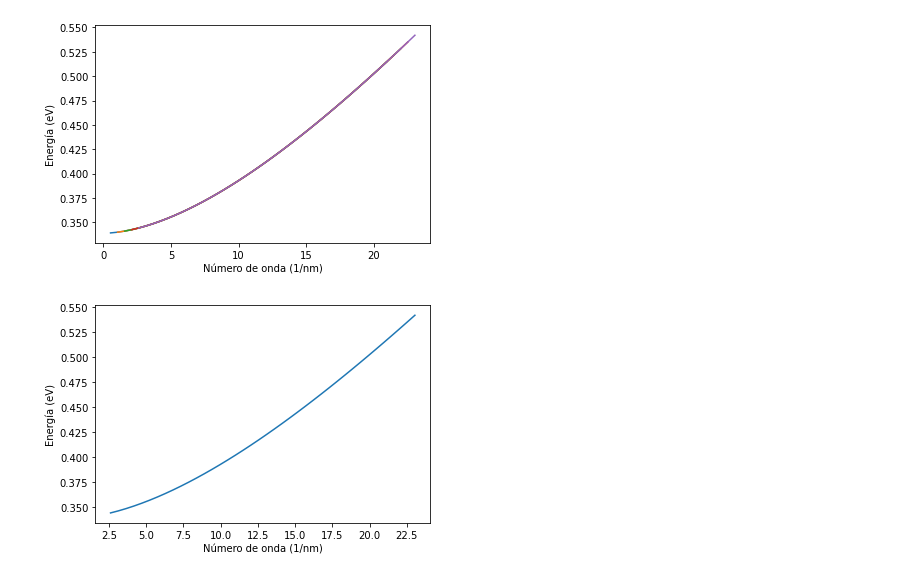
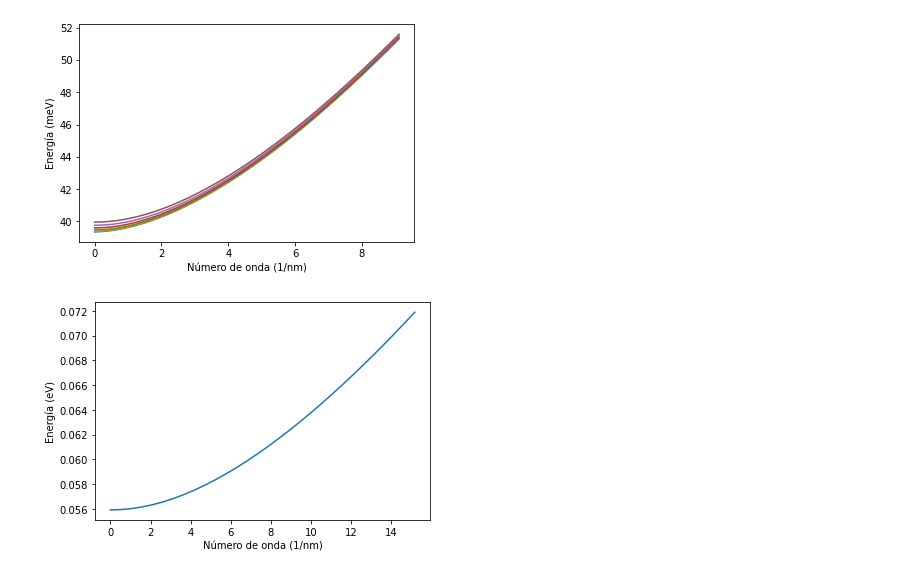
Before and after one commit to dangarciahe/ProyectoEstadoSolido, a Jupyter notebook: Fonon.ipynb, the cells around one changed output. Saved outputs shown, nothing was run; the diff lists cells and outputs as text; code cells hidden in the pictures.

```diff
--- a/Fonon.ipynb
+++ b/Fonon.ipynb
@@ -6,16 +6,30 @@ N =100
 C4 = np.zeros(N)
 C6 = np.zeros(N)
 rho = np.zeros(N)
-t = 6 # 6 nm
+t = 10 # 6 nm
 h = t/N
 
-planck = 4.135667e-15 #eV*s
+planck = 4.135667e-15/(2*np.pi) #eV*s
 # %%
-def aux_fill():
+def mono_fill():
     for ii in range (N):
         C4[ii] = 91e3  #GaN and g/(nm*s)
         C6[ii] = 108e3 #GaN and g/(nm*s)
         rho[ii]= 6.1e-21  #GaN and g/nm^3
+
+
+def multi_fill():
+    ## 0 -- 2 -- 8 -- 10
+    ##  AlN - GaN - AlN
+    for ii in range (N):
+        if (ii*h >= 2) and (ii*h < 8):
+            C4[ii] = 91e3  #GaN and g/(nm*s)
+            C6[ii] = 108e3 #GaN and g/(nm*s)
+            rho[ii]= 6.1e-21  #GaN and g/nm^3
+        else:
+            C4[ii] = 115e3  #AlN and g/(nm*s)
+            C6[ii] = 126e3 #AlN and g/(nm*s)
+            rho[ii]= 3.255e-21  #AlN and g/nm^3
 
 
 def matrix_A():
@@ -42,42 +56,47 @@ def matrix_C(BB):
 def matrix_C1(CC):
     C1 = np.zeros((N,N))
     for ii in range (N):
         C1[ii][ii] = 1/CC[ii][ii]
     return C1
 
 def add_plot():
-    plt.plot(K, W*planck)
+    plt.plot(K, W*planck*1000)
+    #plt.xlim(0,10)
+    #plt.ylim(62,75)
     plt.xlabel(r"Número de onda (1/nm)")
     #plt.ylabel(r"Frecuencia $\omega$ (Hz)")
-    plt.ylabel(r"Energía (eV)")
+    plt.ylabel(r"Energía (meV)")
 
 
 
-steps = 40
+steps = 30
 W = np.zeros (steps)
 K = np.zeros (steps)
 
 
-for ii in range (1,6):
-    k0 = ii*np.pi/t
+for ii in range (0, 6, 1):
+    kx = ii*np.pi/t
     for jj in range (steps):
-        k = (jj)*np.pi/t + k0
-        aux_fill()
+        kz =(jj)*np.pi/t
+        k = np.sqrt(kx**2 +kz**2)
+        multi_fill()
+        rho
         A = matrix_A()
         B = matrix_B()
         C = matrix_C(B)
         C1 = matrix_C1(C)
         P = np.matmul(C1, A)
         P = np.matmul(P, C1)
         w2, v = np.linalg.eig (P)
         w = np.sqrt(w2)
         W[jj] = np.average(w)
-        K[jj] = k
+        K[jj] = kz
     add_plot()
 
+#print(rho)
 plt.show()
 # %% [output]
-[figure, old version]
+[figure, new version]
 # %%
 plt.plot(K, W*planck)
 plt.xlabel(r"Número de onda (1/nm)")
@@ -85,4 +104,4 @@ plt.xlabel(r"Número de onda (1/nm)")
 plt.ylabel(r"Energía (eV)")
 plt.show()
 # %% [output]
-[figure, old version]
+[figure, new version]
```
